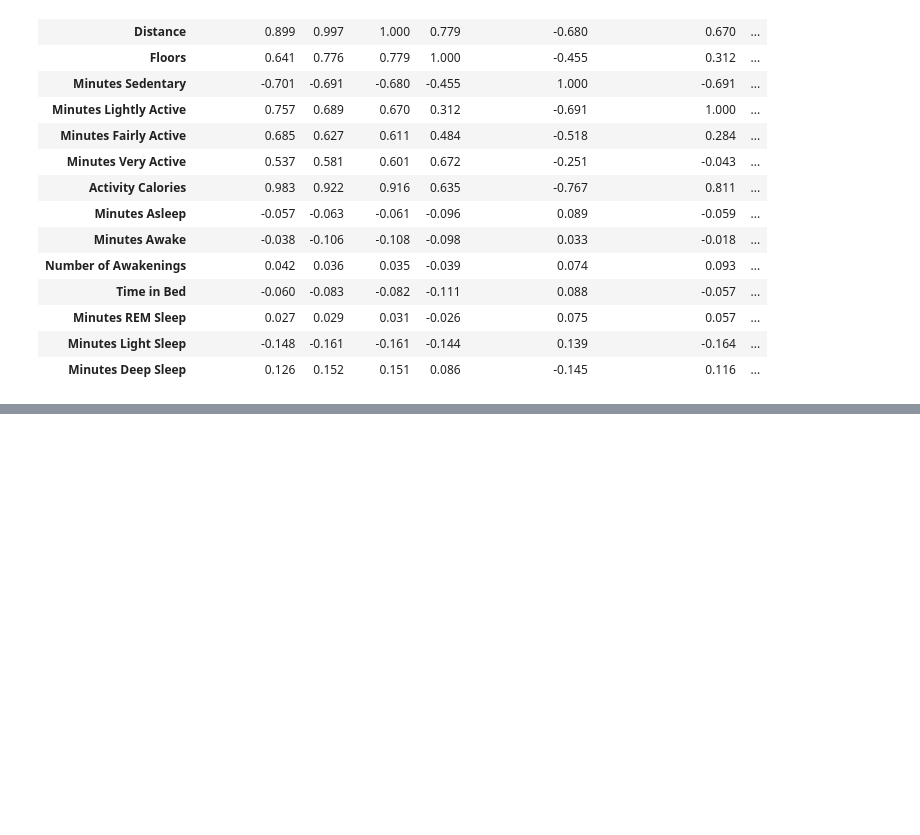
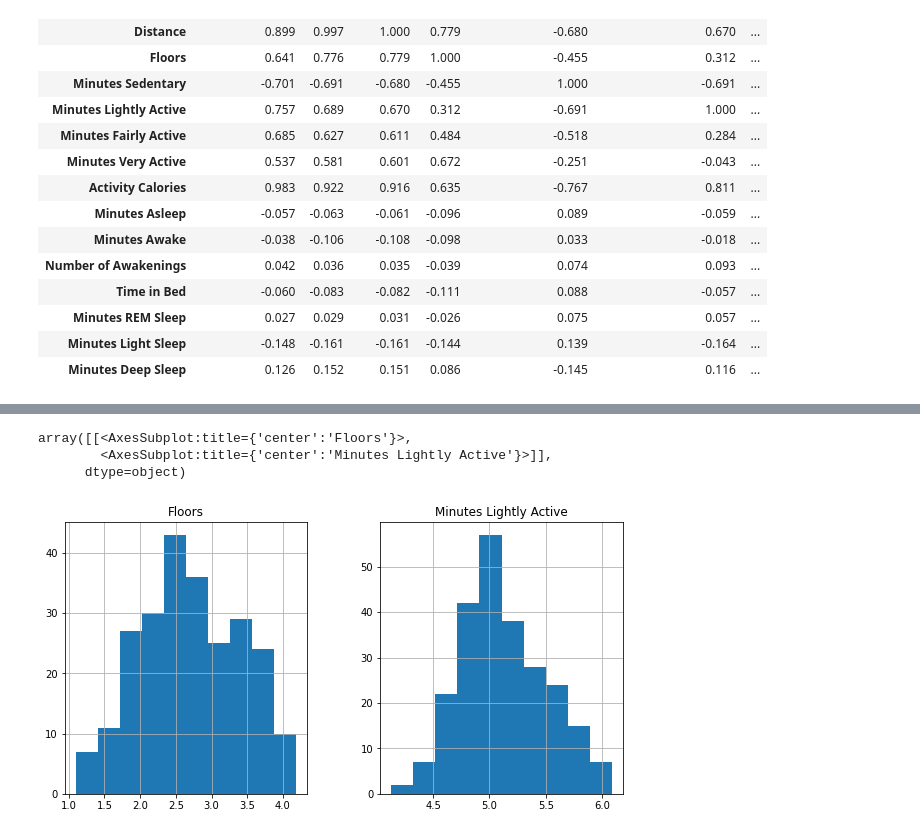
Before and after one commit to rorrostieta/sleep, a Jupyter notebook: sleep_ML.ipynb, the cells around one changed output, grey strips where cells are left out. Saved outputs shown, nothing was run; the diff lists cells and outputs as text; code cells hidden in the pictures; blank space fills up the shorter version.

```diff
--- a/sleep_ML.ipynb
+++ b/sleep_ML.ipynb
@@ -111,0 +134,9 @@ array([[<AxesSubplot:title={'center':'Calories Burned'}>,
+# %%
+skewed = ['Floors', 'Minutes Lightly Active']
+interest_data[skewed] = np.log(interest_data[skewed]+1)
+interest_data[skewed].hist(figsize=(10,5))
+# %% [output]
+array([[<AxesSubplot:title={'center':'Floors'}>,
+        <AxesSubplot:title={'center':'Minutes Lightly Active'}>]],
+      dtype=object)
+[figure, added]
```
Also changed, not shown: parts of 27 cells of this notebook.
